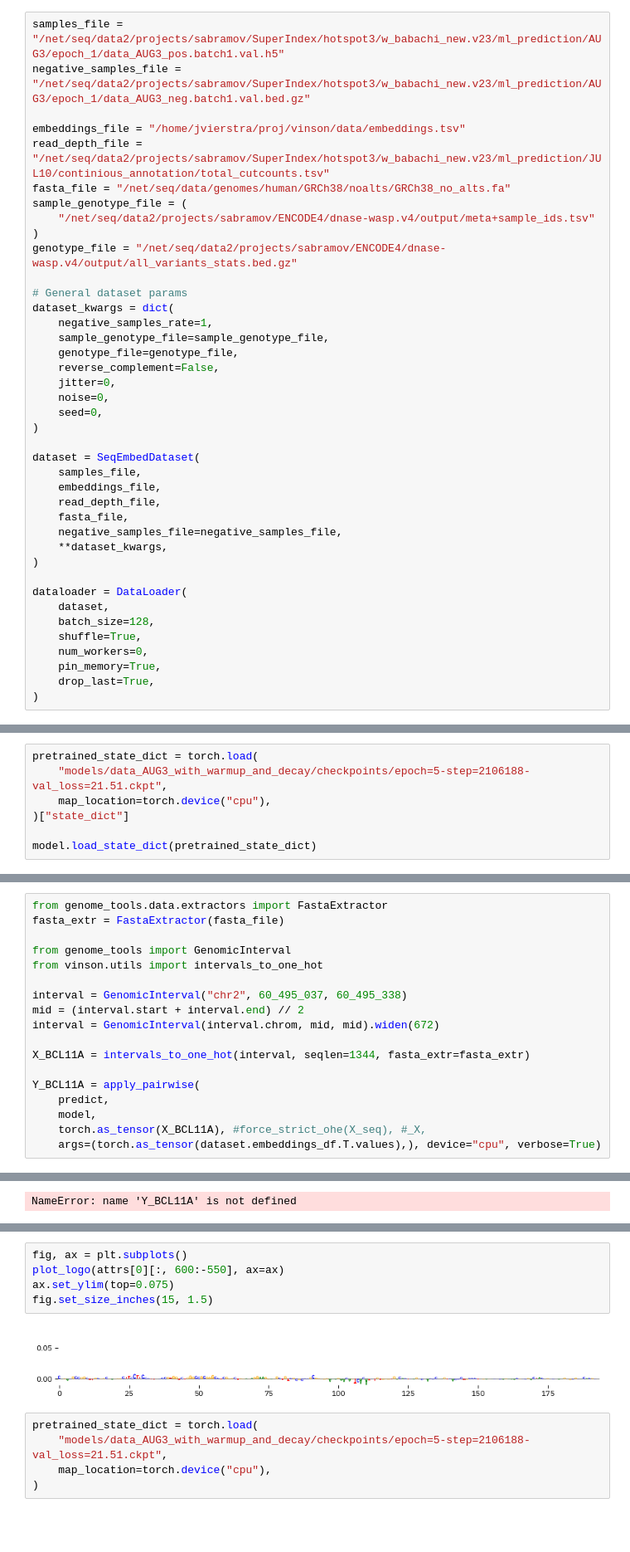
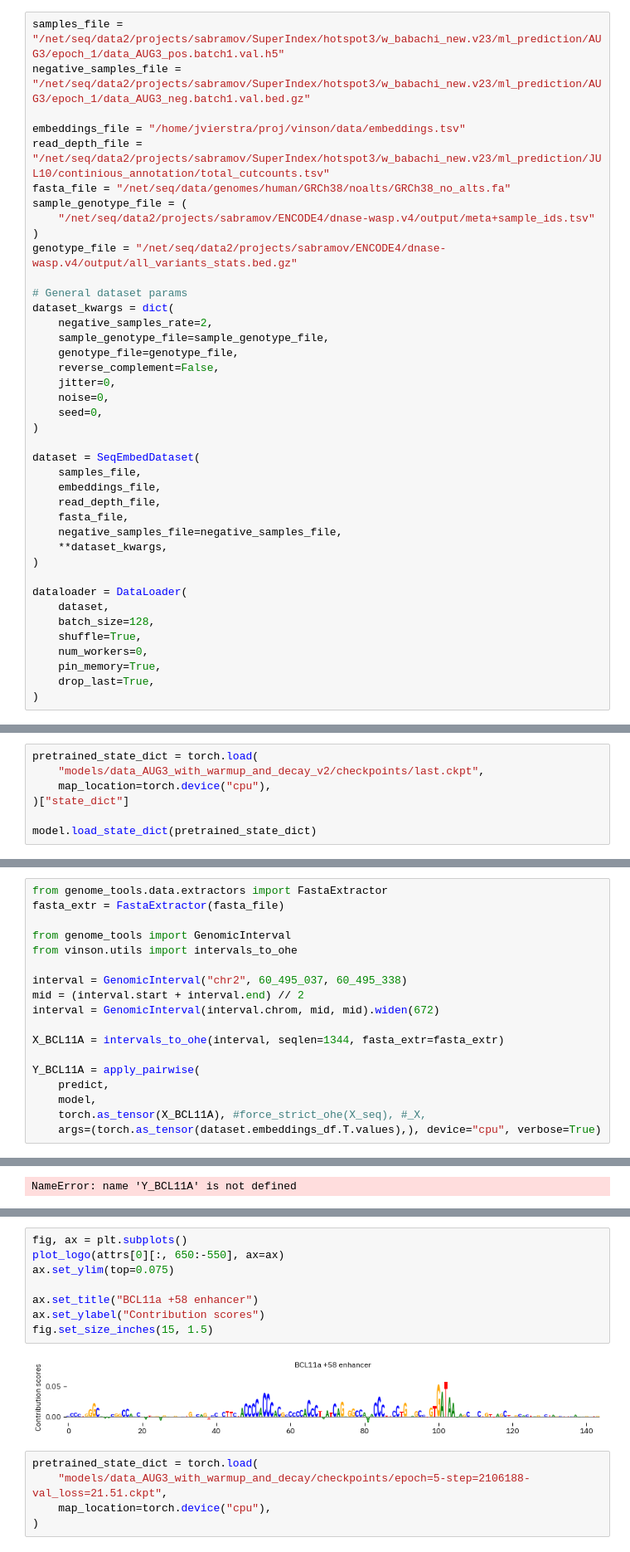
Before and after one commit to vierstralab/vinson, a Jupyter notebook: DHS_Quantitative_Model.ipynb, the cells around one changed output, grey strips where cells are left out. Shown at 83% size. Saved outputs shown, nothing was run; the diff lists cells and outputs as text; blank space fills up the shorter version.

```diff
--- a/DHS_Quantitative_Model.ipynb
+++ b/DHS_Quantitative_Model.ipynb
@@ -96,7 +92,7 @@ genotype_file = "/net/seq/data2/projects/sabramov/ENCODE4/dnase-wasp.v4/output/a
 
 # General dataset params
 dataset_kwargs = dict(
-    negative_samples_rate=1,
+    negative_samples_rate=2,
     sample_genotype_file=sample_genotype_file,
     genotype_file=genotype_file,
     reverse_complement=False,
@@ -132,7 +124,7 @@ INFO:vinson.dataset:Loading genotype metadata.
 ### Load in pre-trained variant model
 # %%
 pretrained_state_dict = torch.load(
-    "models/data_AUG3_with_warmup_and_decay/checkpoints/epoch=5-step=2106188-val_loss=21.51.ckpt",
+    "models/data_AUG3_with_warmup_and_decay_v2/checkpoints/last.ckpt",
     map_location=torch.device("cpu"),
 )["state_dict"]
 
@@ -530,13 +516,13 @@ from genome_tools.data.extractors import FastaExtractor
 fasta_extr = FastaExtractor(fasta_file)
 
 from genome_tools import GenomicInterval
-from vinson.utils import intervals_to_one_hot
+from vinson.utils import intervals_to_ohe
 
 interval = GenomicInterval("chr2", 60_495_037, 60_495_338)
 mid = (interval.start + interval.end) // 2
 interval = GenomicInterval(interval.chrom, mid, mid).widen(672)
 
-X_BCL11A = intervals_to_one_hot(interval, seqlen=1344, fasta_extr=fasta_extr)
+X_BCL11A = intervals_to_ohe(interval, seqlen=1344, fasta_extr=fasta_extr)
 
 Y_BCL11A = apply_pairwise(
     predict,
@@ -690,10 +680,13 @@ tensor([4.7684e-07, 9.5367e-07, 2.3842e-07, 0.0000e+00, 2.3842e-07, 0.0000e+00,
 # %%
 fig, ax = plt.subplots()
-plot_logo(attrs[0][:, 600:-550], ax=ax)
+plot_logo(attrs[0][:, 650:-550], ax=ax)
 ax.set_ylim(top=0.075)
+
+ax.set_title("BCL11a +58 enhancer")
+ax.set_ylabel("Contribution scores")
 fig.set_size_inches(15, 1.5)
 # %% [output]
-[figure, old version]
+[figure, new version]
 # %%
 pretrained_state_dict = torch.load(
     "models/data_AUG3_with_warmup_and_decay/checkpoints/epoch=5-step=2106188-val_loss=21.51.ckpt",
```
Also changed, not shown: parts of 23 cells of this notebook, 8 other files.
